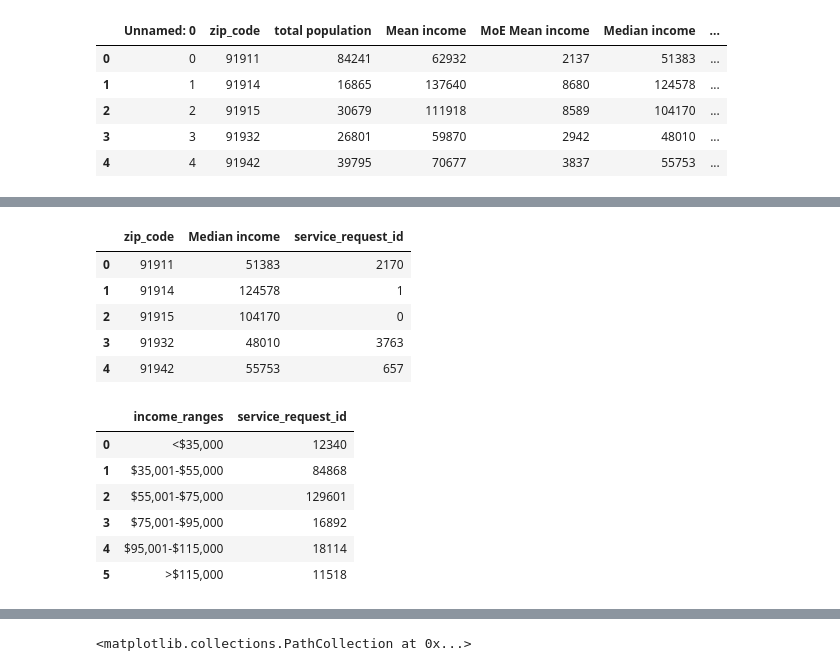
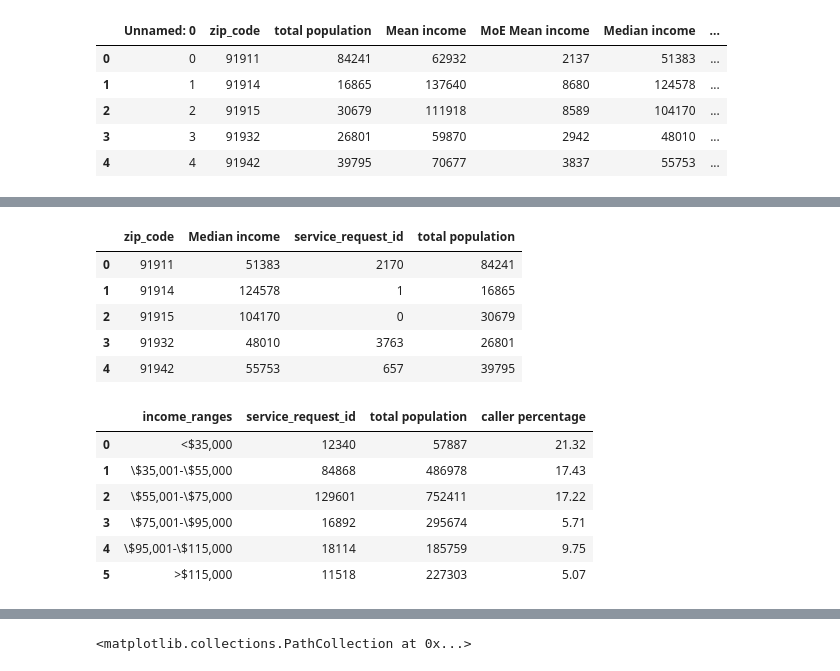
Before and after one commit to farhadOmidvar/311-San-Diego, a Jupyter notebook: notebooks/charts_all.ipynb, the cells around one changed output, grey strips where cells are left out. Cells and saved outputs as stored; diff of their text form; code cells hidden in the pictures.

```diff
--- a/notebooks/charts_all.ipynb
+++ b/notebooks/charts_all.ipynb
@@ -165,3 +163,5 @@ pop_income_df.head()
 zip_gp = final_df.groupby('zip_code', as_index=False)
 med_income = zip_gp['Median income'].mean()
 zip_calls = zip_gp['service_request_id'].count()
+total_pop = zip_gp['total population'].first()
+total_pop.head()
@@ -168,25 +175,29 @@ zip_calls = zip_gp['service_request_id'].count()
 # %%
 calls_income = med_income.merge(zip_calls, on='zip_code', how='outer')
+calls_income = calls_income.merge(total_pop, on='zip_code', how='outer')
 calls_income.head()
 # %% [output]
-|  | zip_code | Median income | service_request_id |
-| 0 | 91911 | 51383 | 2170 |
-| 1 | 91914 | 124578 | 1 |
-| 2 | 91915 | 104170 | 0 |
-| 3 | 91932 | 48010 | 3763 |
-| 4 | 91942 | 55753 | 657 |
+|  | zip_code | Median income | service_request_id | total population |
+| 0 | 91911 | 51383 | 2170 | 84241 |
+| 1 | 91914 | 124578 | 1 | 16865 |
+| 2 | 91915 | 104170 | 0 | 30679 |
+| 3 | 91932 | 48010 | 3763 | 26801 |
+| 4 | 91942 | 55753 | 657 | 39795 |
 # %%
 bins = [0, 35000, 55000, 75000, 95000, 115000, 999999999]
-bin_names = ['<$35,000', '$35,001-$55,000', '$55,001-$75,000', '$75,001-$95,000', '$95,001-$115,000', '>$115,000']
+bin_names = ['<$35,000', '\$35,001-\$55,000', '\$55,001-\$75,000', '\$75,001-\$95,000', '\$95,001-\$115,000', '>$115,000']
 calls_income['income_ranges'] = pd.cut(x=calls_income['Median income'], bins=bins, labels=bin_names)
 calls_income_gp = calls_income.groupby(by='income_ranges', as_index=False)
 call_count = calls_income_gp['service_request_id'].sum()
+total_pop_per_range = calls_income_gp['total population'].sum()
+call_count['total population'] = total_pop_per_range['total population']
+call_count['caller percentage'] = (call_count['service_request_id'] / call_count['total population']) * 100
 call_count
 # %% [output]
-|  | income_ranges | service_request_id |
-| 0 | <$35,000 | 12340 |
-| 1 | $35,001-$55,000 | 84868 |
-| 2 | $55,001-$75,000 | 129601 |
-| 3 | $75,001-$95,000 | 16892 |
-| 4 | $95,001-$115,000 | 18114 |
-| 5 | >$115,000 | 11518 |
+|  | income_ranges | service_request_id | total population | caller percentage |
+| 0 | <$35,000 | 12340 | 57887 | 21.32 |
+| 1 | \$35,001-\$55,000 | 84868 | 486978 | 17.43 |
+| 2 | \$55,001-\$75,000 | 129601 | 752411 | 17.22 |
+| 3 | \$75,001-\$95,000 | 16892 | 295674 | 5.71 |
+| 4 | \$95,001-\$115,000 | 18114 | 185759 | 9.75 |
+| 5 | >$115,000 | 11518 | 227303 | 5.07 |
```
Also changed, not shown: parts of 3 cells of this notebook.
